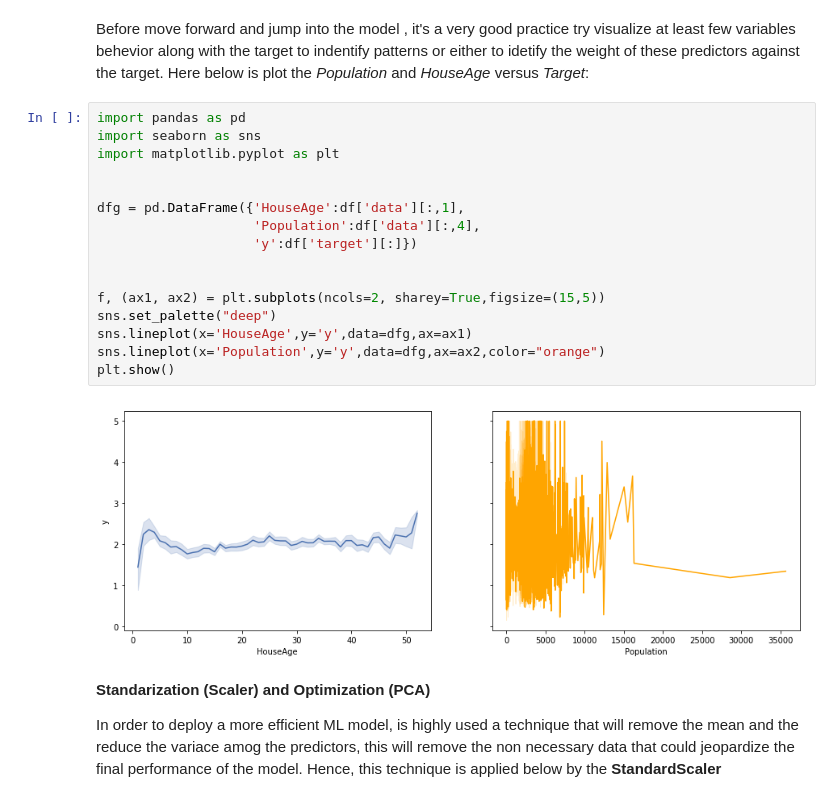
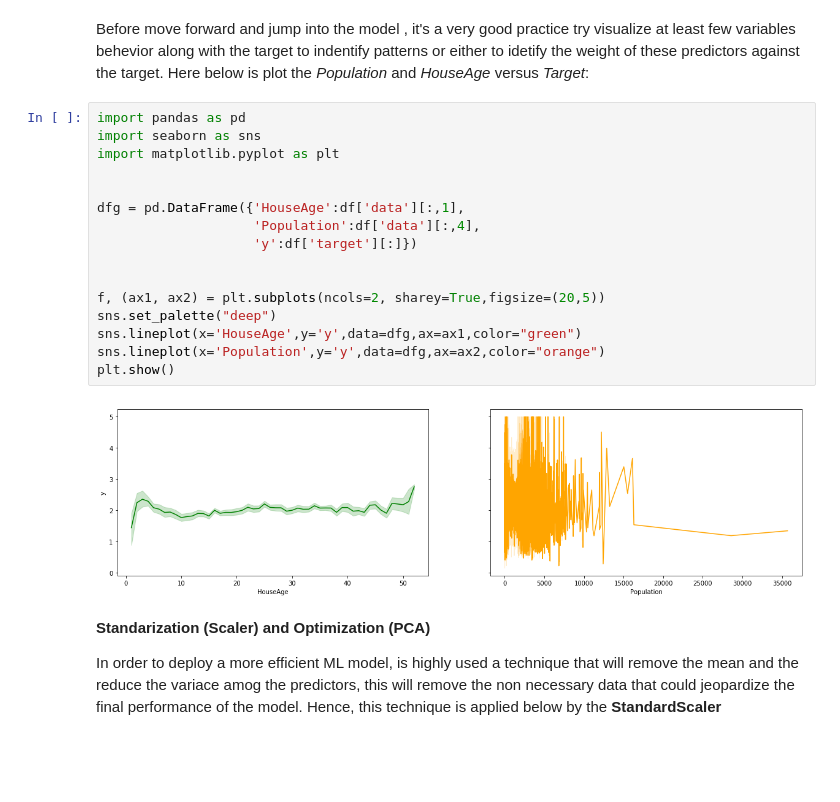
Before and after one commit to AndresUrregoAngel/CBB, a Jupyter notebook: AI/Intro_AI/intra/IntraCaliforniaHousing.ipynb, the cells around one changed output. Cells and saved outputs as stored; diff of their text form; blank space fills up the shorter version.

```diff
--- a/AI/Intro_AI/intra/IntraCaliforniaHousing.ipynb
+++ b/AI/Intro_AI/intra/IntraCaliforniaHousing.ipynb
@@ -51,21 +51,21 @@ Before move forward and jump into the model , it's a very good practice try visu
 # %%
 import pandas as pd
 import seaborn as sns
 import matplotlib.pyplot as plt
 
 
 dfg = pd.DataFrame({'HouseAge':df['data'][:,1],
                     'Population':df['data'][:,4],
                     'y':df['target'][:]})
 
 
-f, (ax1, ax2) = plt.subplots(ncols=2, sharey=True,figsize=(15,5))
+f, (ax1, ax2) = plt.subplots(ncols=2, sharey=True,figsize=(20,5))
 sns.set_palette("deep")
-sns.lineplot(x='HouseAge',y='y',data=dfg,ax=ax1)
+sns.lineplot(x='HouseAge',y='y',data=dfg,ax=ax1,color="green")
 sns.lineplot(x='Population',y='y',data=dfg,ax=ax2,color="orange")
 plt.show()
 # %% [output]
-[figure, old version]
+[figure, new version]
 # %% [markdown]
 **Standarization (Scaler) and Optimization (PCA)**
 
```
Also changed, not shown: parts of 6 cells of this notebook.
